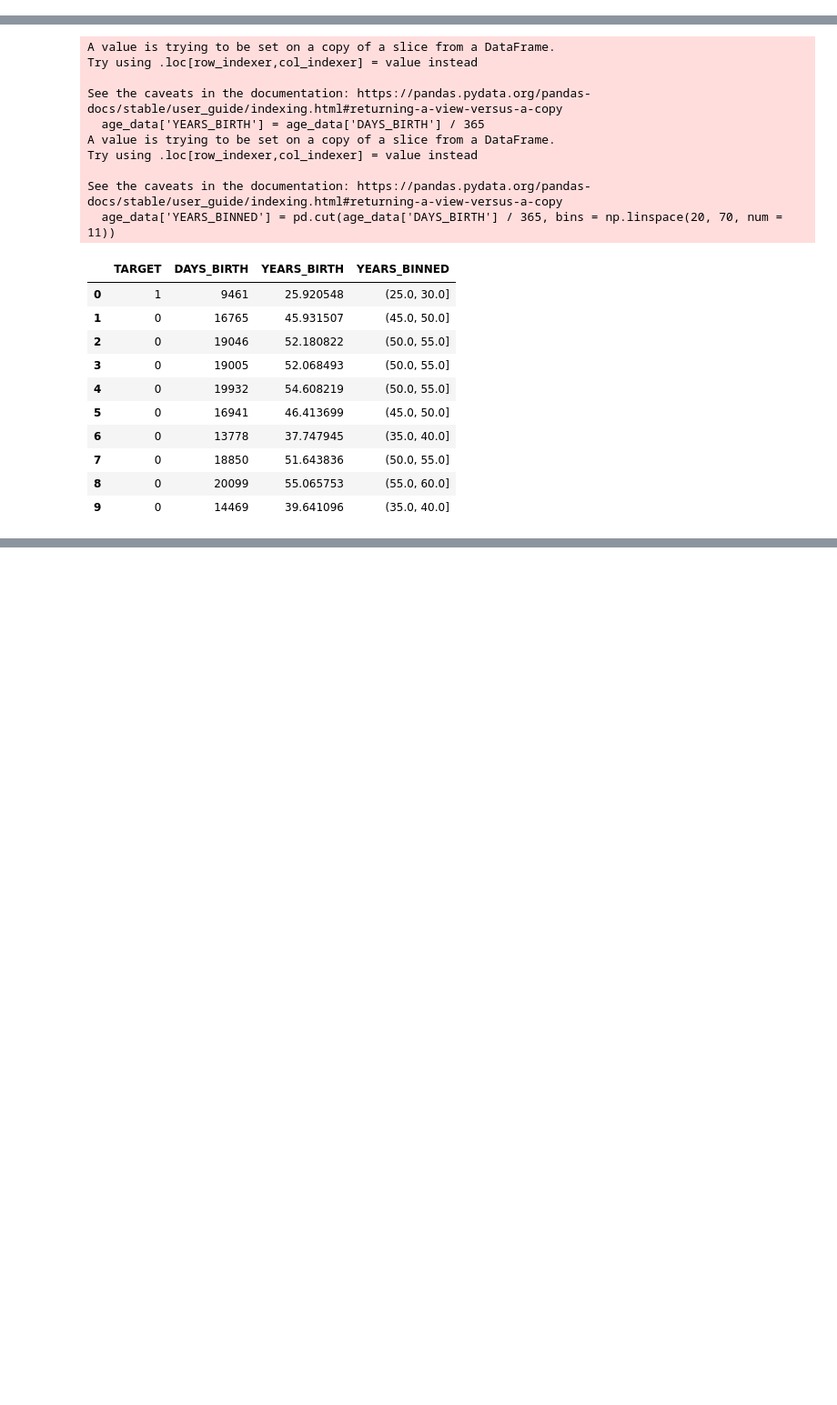
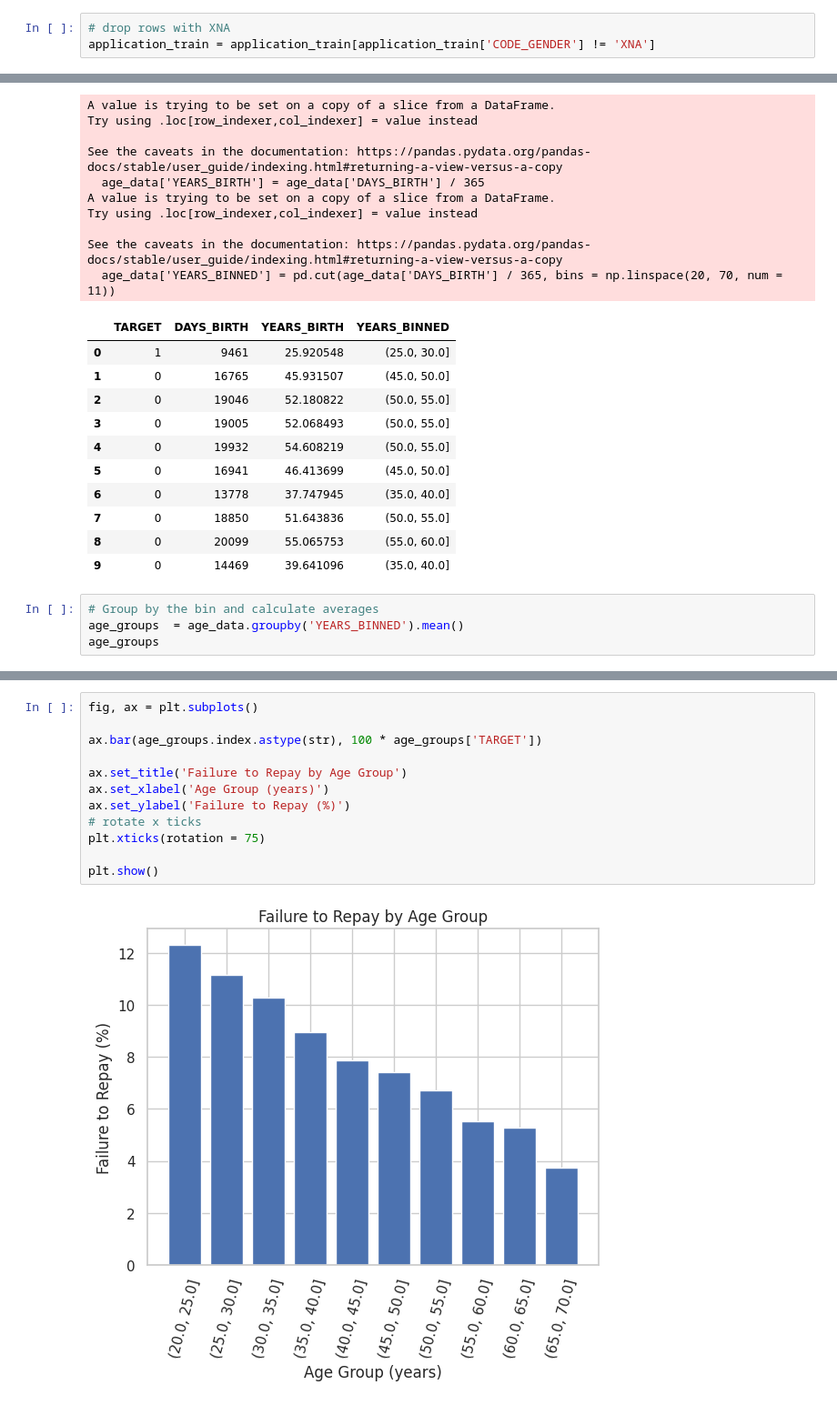
Before and after one commit to Laeti-dev/P4_Credit-Scoring-Model, a Jupyter notebook: ikusawa_laetitia_1_notebook_0824.ipynb, the cells around one changed output, grey strips where cells are left out. Shown at 91% size. Saved outputs shown, nothing was run; the diff lists cells and outputs as text; blank space fills up the shorter version.

```diff
--- a/ikusawa_laetitia_1_notebook_0824.ipynb
+++ b/ikusawa_laetitia_1_notebook_0824.ipynb
@@ -176,0 +203,3 @@ dtype: int64
+# %%
+# drop rows with XNA
+application_train = application_train[application_train['CODE_GENDER'] != 'XNA']
@@ -508,3 +565,7 @@ See the caveats in the documentation: https://pandas.pydata.org/pandas-docs/stab
 | 7 | 0 | 18850 | 51.643836 | (50.0, 55.0] |
 | 8 | 0 | 20099 | 55.065753 | (55.0, 60.0] |
 | 9 | 0 | 14469 | 39.641096 | (35.0, 40.0] |
+# %%
+# Group by the bin and calculate averages
+age_groups  = age_data.groupby('YEARS_BINNED').mean()
+age_groups
@@ -510,0 +585,14 @@ See the caveats in the documentation: https://pandas.pydata.org/pandas-docs/stab
+# %%
+fig, ax = plt.subplots()
+
+ax.bar(age_groups.index.astype(str), 100 * age_groups['TARGET'])
+
+ax.set_title('Failure to Repay by Age Group')
+ax.set_xlabel('Age Group (years)')
+ax.set_ylabel('Failure to Repay (%)')
+# rotate x ticks
+plt.xticks(rotation = 75)
+
+plt.show()
+# %% [output]
+[figure, added]
```
Also changed, not shown: parts of 43 cells of this notebook.
